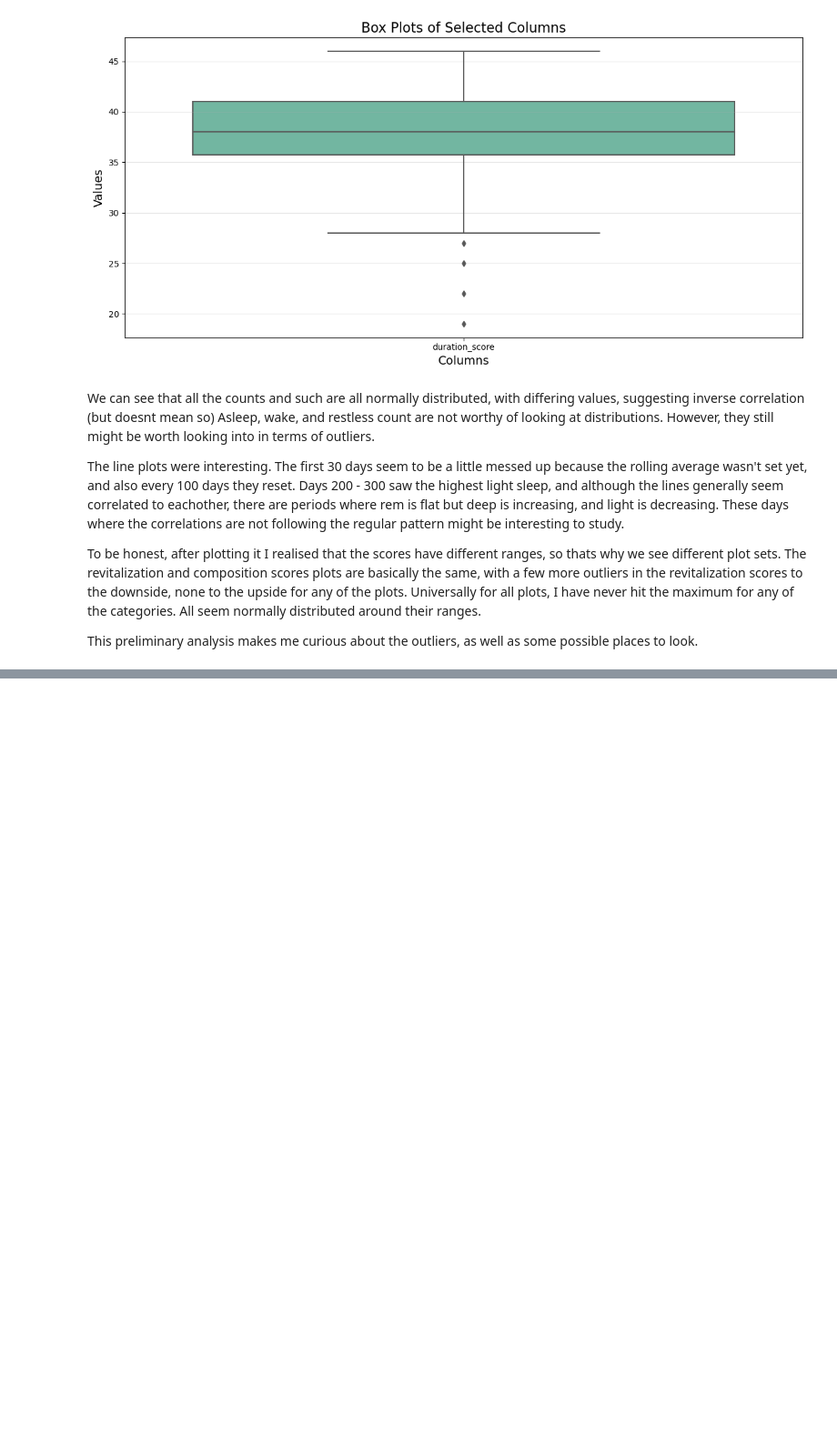
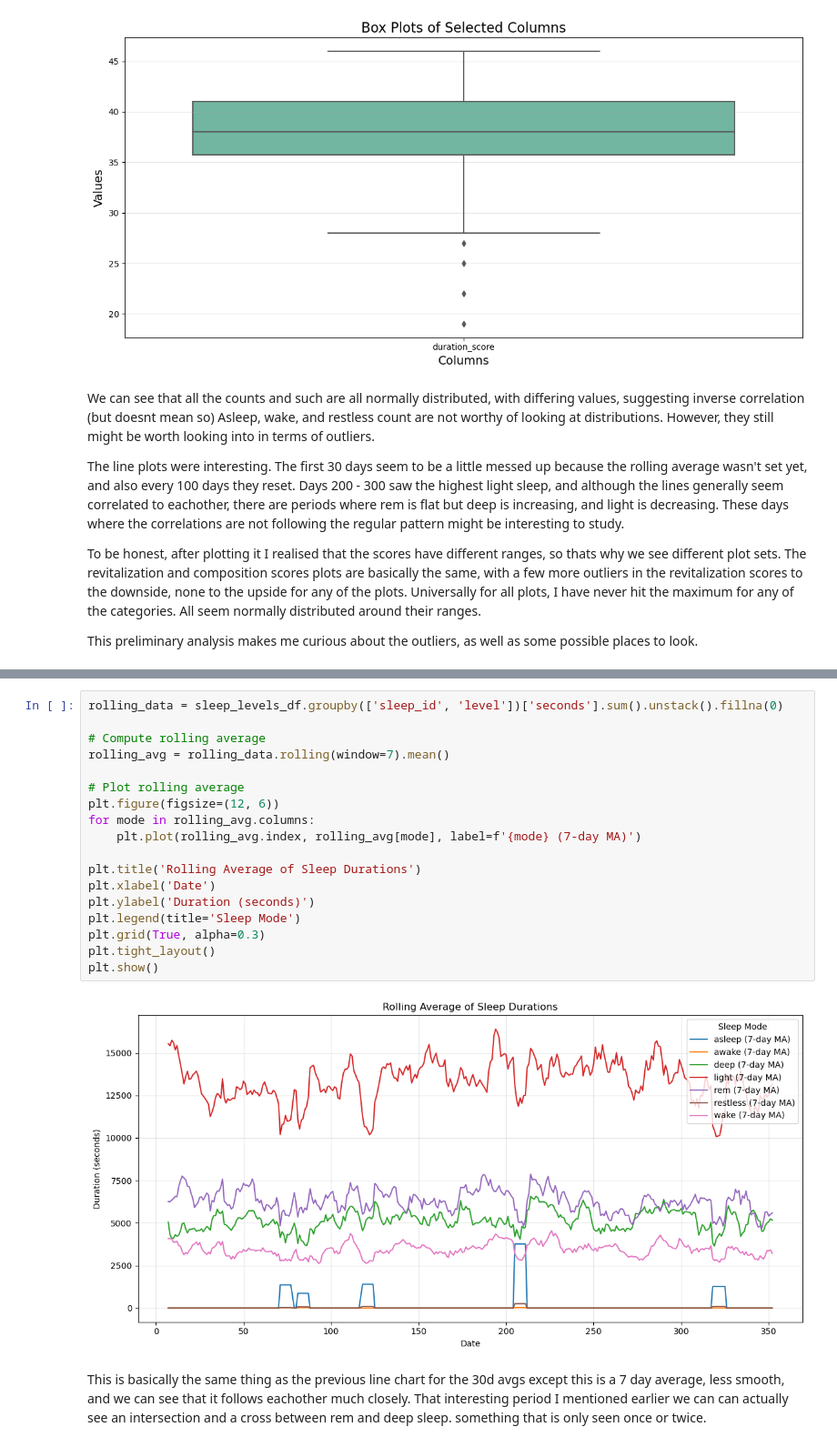
Before and after one commit to Saatvik1/Fishbit, a Jupyter notebook: notebooks/6.0-ss-EDA.ipynb, the cells around one changed output, grey strips where cells are left out. Shown at 91% size. Drawn from its saved outputs; the diff is of its cells as text; blank space fills up the shorter version.

Commit message:
finished basic univariate analysis on all

```diff
--- a/notebooks/6.0-ss-EDA.ipynb
+++ b/notebooks/6.0-ss-EDA.ipynb
@@ -516,0 +549,22 @@ This preliminary analysis makes me curious about the outliers, as well as some p
+# %%
+rolling_data = sleep_levels_df.groupby(['sleep_id', 'level'])['seconds'].sum().unstack().fillna(0)
+
+# Compute rolling average
+rolling_avg = rolling_data.rolling(window=7).mean()
+
+# Plot rolling average
+plt.figure(figsize=(12, 6))
+for mode in rolling_avg.columns:
+    plt.plot(rolling_avg.index, rolling_avg[mode], label=f'{mode} (7-day MA)')
+
+plt.title('Rolling Average of Sleep Durations')
+plt.xlabel('Date')
+plt.ylabel('Duration (seconds)')
+plt.legend(title='Sleep Mode')
+plt.grid(True, alpha=0.3)
+plt.tight_layout()
+plt.show()
+# %% [output]
+[figure, added]
+# %% [markdown]
+This is basically the same thing as the previous line chart for the 30d avgs except this is a 7 day average, less smooth, and we can see that it follows eachother much closely. That interesting period I mentioned earlier we can can actually see an intersection and a cross between rem and deep sleep. something that is only seen once or twice.
```
Also changed, not shown: parts of 20 cells of this notebook.
